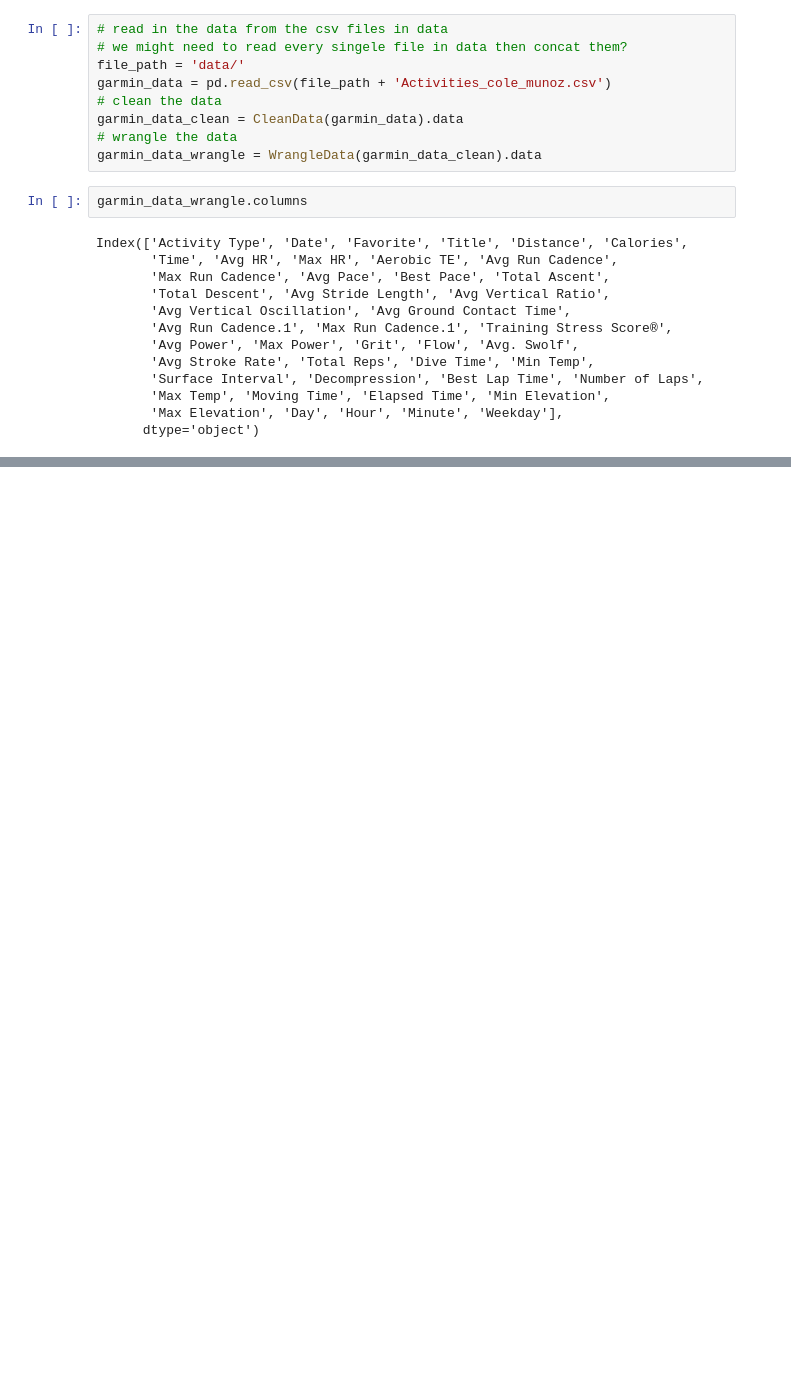
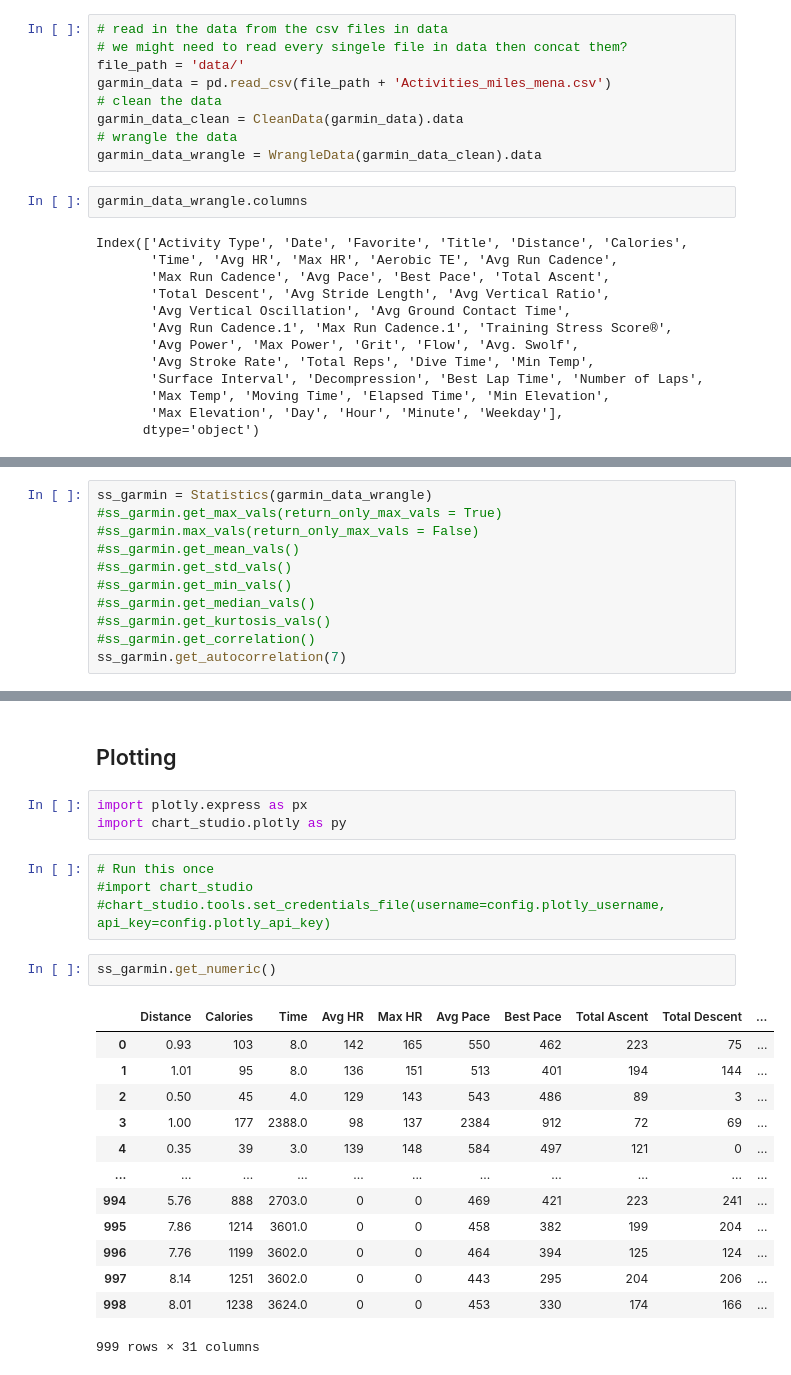
Before and after one commit to MilesMena/fitness-data-analysis, a Jupyter notebook: data_analysis.ipynb, the cells around one changed output, grey strips where cells are left out. Saved outputs shown, nothing was run; the diff lists cells and outputs as text; blank space fills up the shorter version.

```diff
--- a/data_analysis.ipynb
+++ b/data_analysis.ipynb
@@ -52,7 +79,7 @@ There are two ways to get your activities from Garmin. The first is signing into
 # read in the data from the csv files in data
 # we might need to read every singele file in data then concat them?
 file_path = 'data/'
-garmin_data = pd.read_csv(file_path + 'Activities_cole_munoz.csv')
+garmin_data = pd.read_csv(file_path + 'Activities_miles_mena.csv')
 # clean the data
 garmin_data_clean = CleanData(garmin_data).data
 # wrangle the data
@@ -74,0 +104,11 @@ Index(['Activity Type', 'Date', 'Favorite', 'Title', 'Distance', 'Calories',
+# %%
+ss_garmin = Statistics(garmin_data_wrangle)
+#ss_garmin.get_max_vals(return_only_max_vals = True)
+#ss_garmin.max_vals(return_only_max_vals = False)
+#ss_garmin.get_mean_vals()
+#ss_garmin.get_std_vals()
+#ss_garmin.get_min_vals()
+#ss_garmin.get_median_vals()
+#ss_garmin.get_kurtosis_vals()
+#ss_garmin.get_correlation()
+ss_garmin.get_autocorrelation(7)
@@ -74,0 +147,25 @@ Index(['Activity Type', 'Date', 'Favorite', 'Title', 'Distance', 'Calories',
+# %% [markdown]
+## Plotting
+# %%
+import plotly.express as px
+import chart_studio.plotly as py
+# %%
+# Run this once
+#import chart_studio
+#chart_studio.tools.set_credentials_file(username=config.plotly_username, api_key=config.plotly_api_key)
+# %%
+ss_garmin.get_numeric()
+# %% [output]
+|  | Distance | Calories | Time | Avg HR | Max HR | Avg Pace | Best Pace | Total Ascent | Total Descent | ... |
+| 0 | 0.93 | 103 | 8.0 | 142 | 165 | 550 | 462 | 223 | 75 | ... |
+| 1 | 1.01 | 95 | 8.0 | 136 | 151 | 513 | 401 | 194 | 144 | ... |
+| 2 | 0.50 | 45 | 4.0 | 129 | 143 | 543 | 486 | 89 | 3 | ... |
+| 3 | 1.00 | 177 | 2388.0 | 98 | 137 | 2384 | 912 | 72 | 69 | ... |
+| 4 | 0.35 | 39 | 3.0 | 139 | 148 | 584 | 497 | 121 | 0 | ... |
+| ... | ... | ... | ... | ... | ... | ... | ... | ... | ... | ... |
+| 994 | 5.76 | 888 | 2703.0 | 0 | 0 | 469 | 421 | 223 | 241 | ... |
+| 995 | 7.86 | 1214 | 3601.0 | 0 | 0 | 458 | 382 | 199 | 204 | ... |
+| 996 | 7.76 | 1199 | 3602.0 | 0 | 0 | 464 | 394 | 125 | 124 | ... |
+| 997 | 8.14 | 1251 | 3602.0 | 0 | 0 | 443 | 295 | 204 | 206 | ... |
+| 998 | 8.01 | 1238 | 3624.0 | 0 | 0 | 453 | 330 | 174 | 166 | ... |
+999 rows × 31 columns
```
Also changed, not shown: parts of 9 cells of this notebook.
